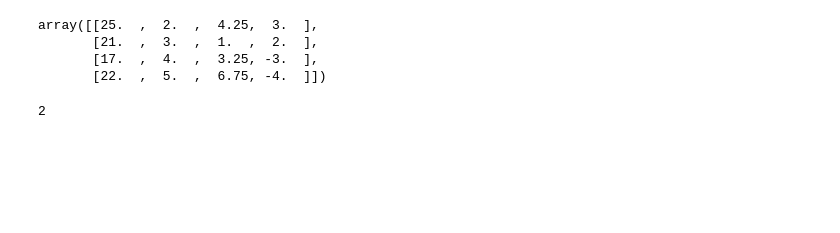
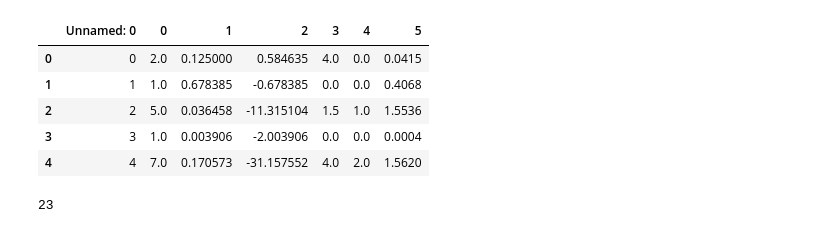
Before and after one commit to callaunchpad/JazzImprov, a Jupyter notebook: Model.ipynb, the cells around one changed output. Drawn from its saved outputs; the diff is of its cells as text; code cells hidden in the pictures; blank space fills up the shorter version.

```diff
--- a/Model.ipynb
+++ b/Model.ipynb
@@ -5,20 +5,22 @@ import pandas as pd
 import random
 # %%
 #get data from grammar's csv file of a single type format
-cluster_info = np.loadtxt(open("test_files/test.csv", "r"), delimiter=",", skiprows=1)
-cluster_info
+cluster_info = pd.read_csv("test_files/s_exp_features_test.csv")
+cluster_info.head()
 #at what index is the s-expression id in this? once we know this, we can add the s-expression id to each node's lsit of s-expressions
 # %% [output]
-array([[25.  ,  2.  ,  4.25,  3.  ],
-       [21.  ,  3.  ,  1.  ,  2.  ],
-       [17.  ,  4.  ,  3.25, -3.  ],
-       [22.  ,  5.  ,  6.75, -4.  ]])
+|  | Unnamed: 0 | 0 | 1 | 2 | 3 | 4 | 5 |
+| 0 | 0 | 2.0 | 0.125000 | 0.584635 | 4.0 | 0.0 | 0.0415 |
+| 1 | 1 | 1.0 | 0.678385 | -0.678385 | 0.0 | 0.0 | 0.4068 |
+| 2 | 2 | 5.0 | 0.036458 | -11.315104 | 1.5 | 1.0 | 1.5536 |
+| 3 | 3 | 1.0 | 0.003906 | -2.003906 | 0.0 | 0.0 | 0.0004 |
+| 4 | 4 | 7.0 | 0.170573 | -31.157552 | 4.0 | 2.0 | 1.5620 |
 # %%
-k_size = int(len(cluster_info)/2) #k_size is arbitrarily set, equal to the number of clusters
+k_size = int(len(cluster_info)/4) #k_size is arbitrarily set, equal to the number of clusters
 print(k_size)
 kmeans = KMeans(n_clusters=k_size).fit(cluster_info)
 # %% [output]
-2
+23
 # %%
 #outputs which cluster number the data point is placed into
 kmeans.labels_
```
Also changed, not shown: parts of 8 cells of this notebook.
